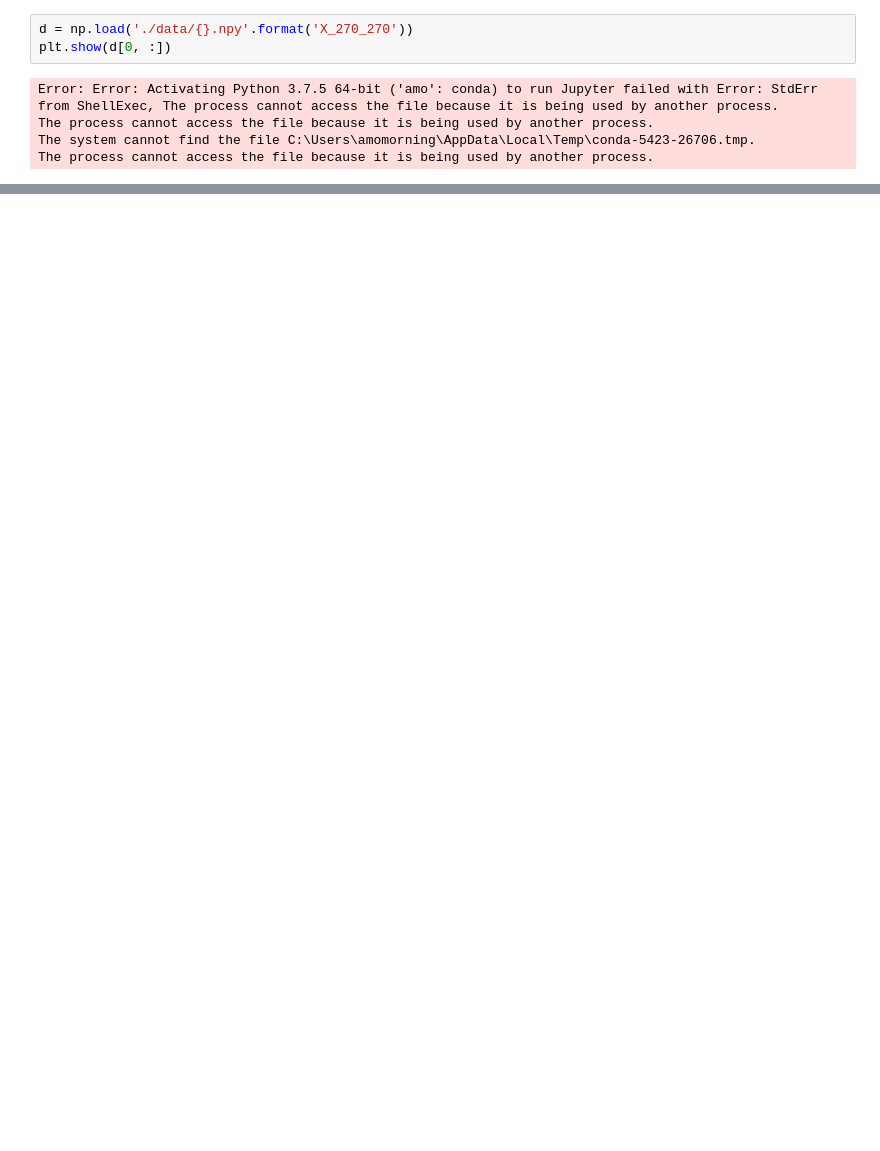
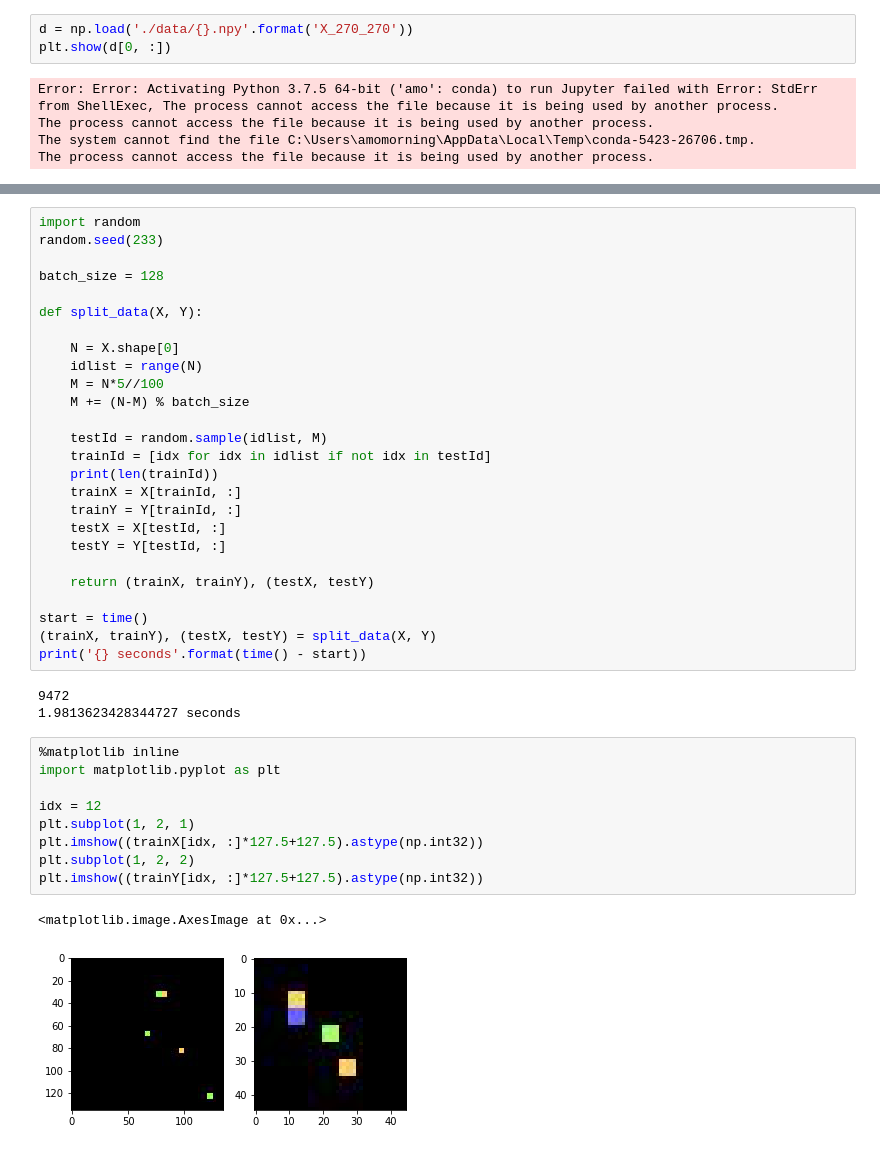
Before and after one commit to amomorning/osm4arch, a Jupyter notebook: python/prato_function_learning.ipynb, the cells around one changed output, grey strips where cells are left out. Saved outputs shown, nothing was run; the diff lists cells and outputs as text; blank space fills up the shorter version.

```diff
--- a/python/prato_function_learning.ipynb
+++ b/python/prato_function_learning.ipynb
@@ -395,0 +389,41 @@ The process cannot access the file because it is being used by another process.
+# %%
+import random
+random.seed(233)
+
+batch_size = 128
+
+def split_data(X, Y):
+
+    N = X.shape[0]
+    idlist = range(N)
+    M = N*5//100
+    M += (N-M) % batch_size
+
+    testId = random.sample(idlist, M)
+    trainId = [idx for idx in idlist if not idx in testId]
+    print(len(trainId))
+    trainX = X[trainId, :]
+    trainY = Y[trainId, :]
+    testX = X[testId, :]
+    testY = Y[testId, :]
+
+    return (trainX, trainY), (testX, testY)
+
+start = time()
+(trainX, trainY), (testX, testY) = split_data(X, Y)
+print('{} seconds'.format(time() - start))
+# %% [output]
+9472
+1.9813623428344727 seconds
+# %%
+%matplotlib inline
+import matplotlib.pyplot as plt
+
+idx = 12
+plt.subplot(1, 2, 1)
+plt.imshow((trainX[idx, :]*127.5+127.5).astype(np.int32))
+plt.subplot(1, 2, 2)
+plt.imshow((trainY[idx, :]*127.5+127.5).astype(np.int32))
+# %% [output]
+<matplotlib.image.AxesImage at 0x...>
+[figure, added]
```
Also changed, not shown: parts of 21 cells of this notebook, 3 other files.
